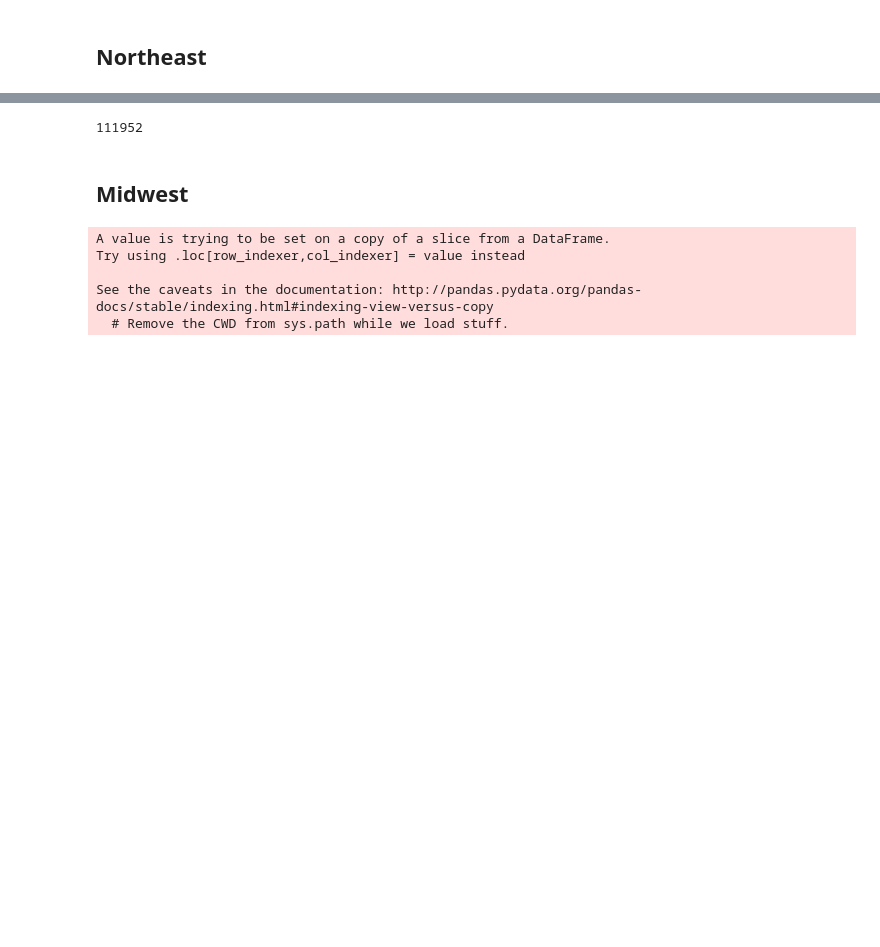
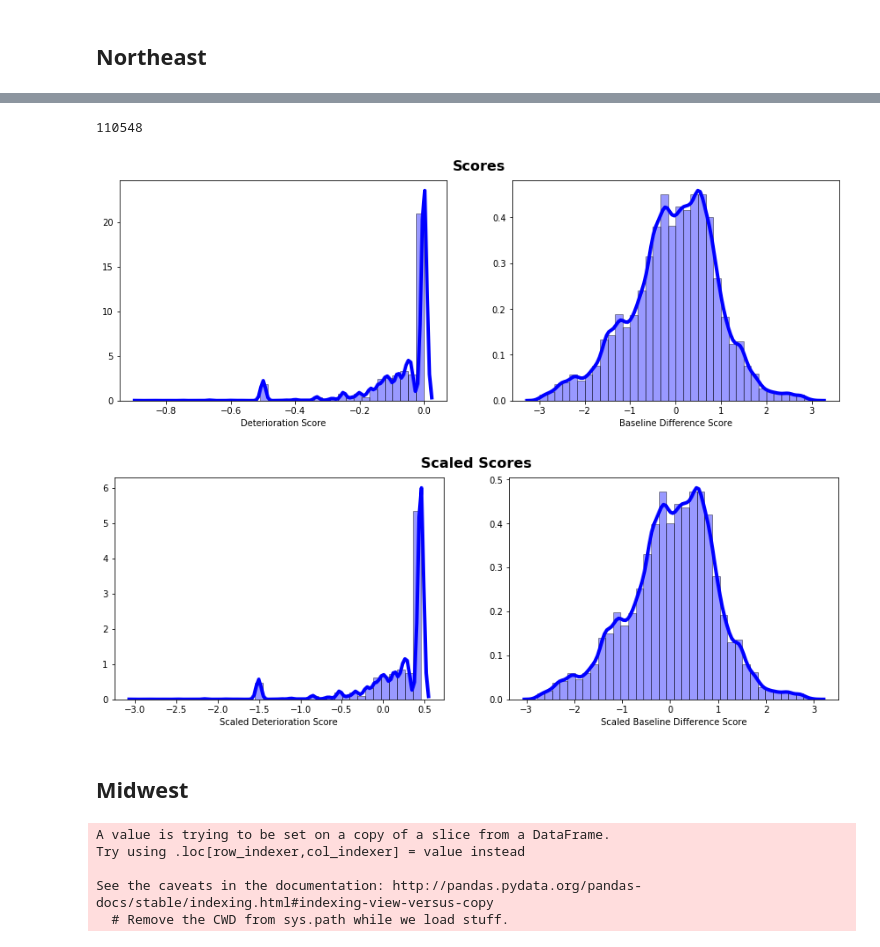
Before and after one commit to kaleoyster/thesis, a Jupyter notebook: methods/Baseline Score and Deterioration Score.ipynb, the cells around one changed output, grey strips where cells are left out. Drawn from its saved outputs; the diff is of its cells as text; code cells hidden in the pictures; blank space fills up the shorter version.

```diff
--- a/methods/Baseline Score and Deterioration Score.ipynb
+++ b/methods/Baseline Score and Deterioration Score.ipynb
@@ -608,39 +596,42 @@ survey_records_northeast_1 = survey_records_northeast[survey_records_northeast_1
 # %%
-len(survey_records_northeast_1)
+len(survey_records_northeast)
 # %% [output]
-111952
+110548
 # %%
 plt.figure(figsize=(12,4))
 plt.subplots_adjust(bottom=0.025, left=0.025, top = 0.9, right=0.975)
 plt.suptitle("Scores", fontsize = 16,fontweight = 'bold')
 
 plt.subplot(1,2,1)
-sns.distplot(survey_records_northeast_1['Deterioration Score'], hist=True, kde=True,
+sns.distplot(survey_records_northeast['Deterioration Score'], hist=True, kde=True,
              bins=int(180/5), color = 'Blue',
              hist_kws={'edgecolor':'black'},
              kde_kws={'linewidth': 4}, label="US")
 
 plt.subplot(1,2,2)
-sns.distplot(survey_records_northeast_1['Baseline Difference Score'], hist=True, kde=True,
+sns.distplot(survey_records_northeast['Baseline Difference Score'], hist=True, kde=True,
              bins=int(180/5), color = 'Blue',
              hist_kws={'edgecolor':'black'},
              kde_kws={'linewidth': 4}, label="US")
 
 plt.figure(figsize=(12,4))
 plt.subplots_adjust(bottom=0.025, left=0.025, top = 0.9, right=0.975)
 plt.suptitle("Scaled Scores", fontsize = 16,fontweight = 'bold')
 
 plt.subplot(1,2,1)
-sns.distplot(survey_records_northeast_1['Scaled Deterioration Score'], hist=True, kde=True,
+sns.distplot(survey_records_northeast['Scaled Deterioration Score'], hist=True, kde=True,
              bins=int(180/5), color = 'Blue',
              hist_kws={'edgecolor':'black'},
              kde_kws={'linewidth': 4}, label="US")
 plt.subplot(1,2,2)
-sns.distplot(survey_records_northeast_1['Scaled Baseline Difference Score'], hist=True, kde=True,
+sns.distplot(survey_records_northeast['Scaled Baseline Difference Score'], hist=True, kde=True,
              bins=int(180/5), color = 'Blue',
              hist_kws={'edgecolor':'black'},
              kde_kws={'linewidth': 4}, label="US")
 plt.show()
+# %% [output]
+[figure, added]
+[figure, added]
 # %% [markdown]
 ## Midwest
 # %%
```
Also changed, not shown: parts of 25 cells of this notebook.
